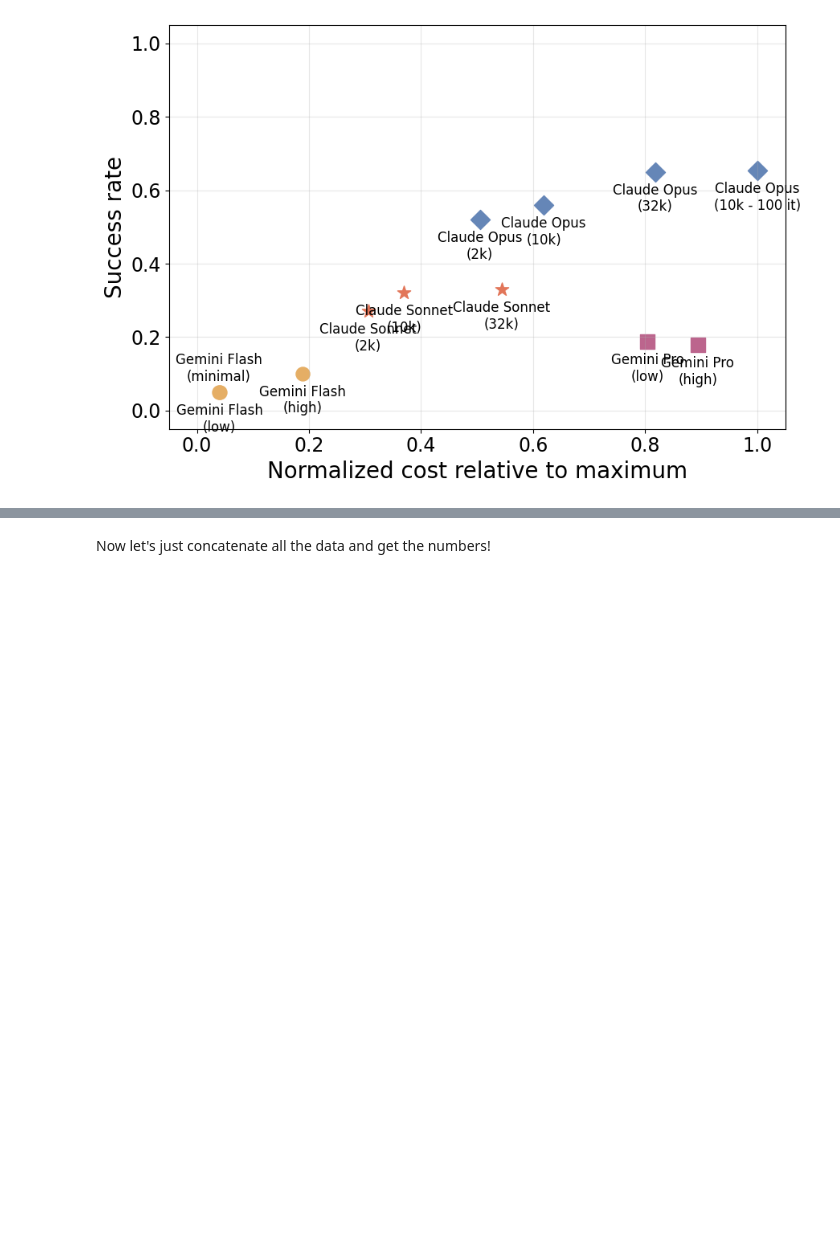
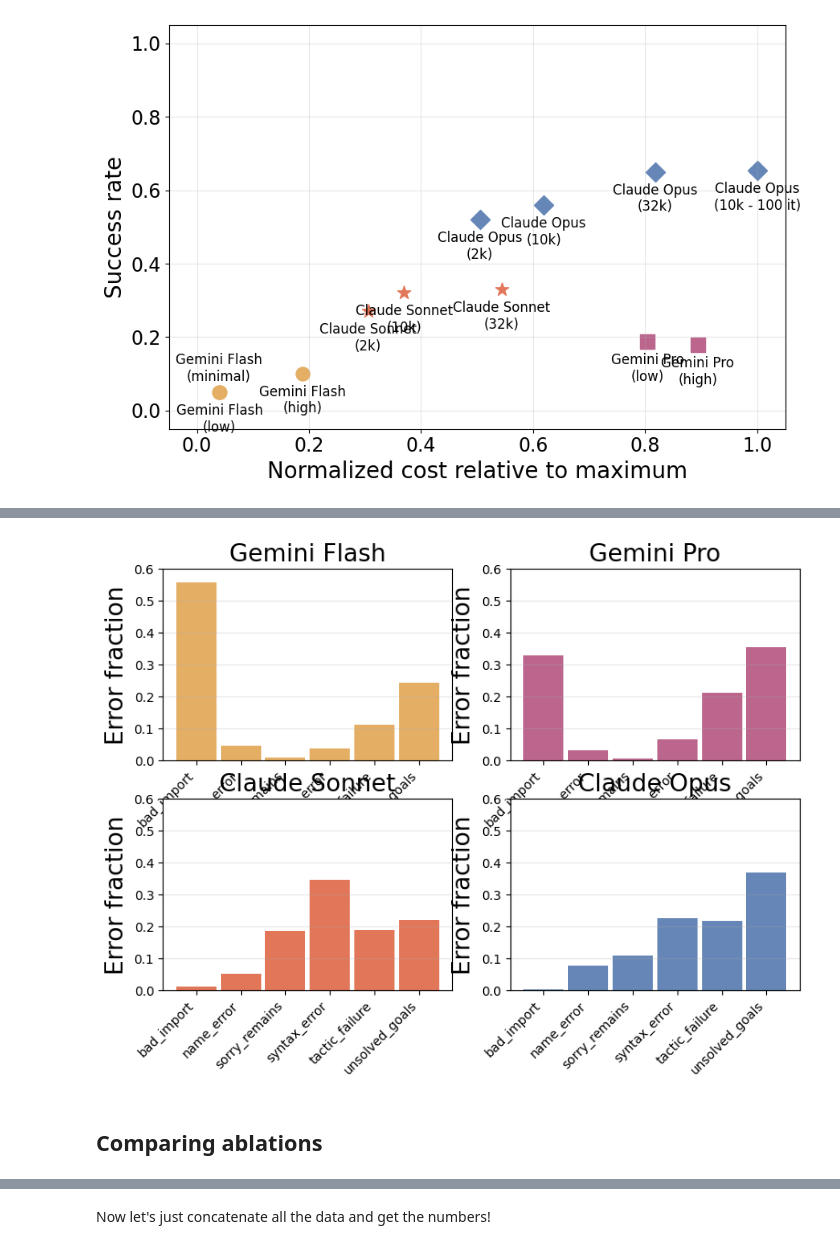
Before and after one commit to Axiomatic-AI/ax-prover-base, a Jupyter notebook: notebooks/analysis.ipynb, the cells around one changed output, grey strips where cells are left out. Saved outputs shown, nothing was run; the diff lists cells and outputs as text; code cells hidden in the pictures; blank space fills up the shorter version.

Commit message:
update analysis notebook

```diff
--- a/notebooks/analysis.ipynb
+++ b/notebooks/analysis.ipynb
@@ -620,0 +825,27 @@ plt.tight_layout()
+# %%
+ERRORS_PATH = Path("../data/error_analysis")
+
+def get_error_counts(config_name: str, iteration_range: slice = slice(0, 50)):
+    "Get the error counts for a given config."
+    file_path = ERRORS_PATH / f"failure_modes_{config_name}.json"
+    with open(file_path) as f:
+        data = pd.read_json(f)
+    data["error_categories"] = data.iloc[:, 0].apply(lambda x: [it["category"] for it in x[iteration_range]])
+    return data["error_categories"].explode().value_counts().sort_index()
+
+def plot_error_distribution(data: pd.DataFrame, configs: list[str], label_map: dict, ylim: tuple[float, float] = (0, 0.6)):
+    "Plot the error distribution for a list of configs."
+    _, axes = plt.subplots(2, 2, figsize=FIGSIZE)
+    for config, ax in zip(configs, axes.flat, strict=True):
+        try:
+            color = get_color(config)["medium"]
+        except:
+            color = get_color("opus")["medium"]
+
+        ax.bar(data.index, data[config], width=0.9, color=color)
+        ax.set_title(label_map[config], fontsize=FONTSIZE)
+        ax.set_ylabel(r"Error fraction", fontsize=FONTSIZE)
+        ax.grid(alpha=GRID_ALPHA, axis="y")
+
+    plt.setp([ax.get_xticklabels() for ax in axes.flat], rotation=45, ha="right")
+    plt.setp(axes.flat, ylim=ylim)
@@ -620,0 +854,7 @@ plt.tight_layout()
+# %%
+configs = ["flash", "pro", "sonnet", "fullsystem"]
+
+error_counts = pd.concat({config: get_error_counts(config) for config in configs}, axis=1)
+error_counts = error_counts.drop(index="verified")
+normalized_error_counts = error_counts.div(error_counts.sum(axis=0))
+error_categories = list(normalized_error_counts.index)
@@ -620,0 +905,15 @@ plt.tight_layout()
+# %%
+configs_models = ["flash", "pro", "sonnet", "fullsystem"]
+config_map = {
+    "flash": "Gemini Flash",
+    "pro": "Gemini Pro",
+    "sonnet": "Claude Sonnet",
+    "fullsystem": "Claude Opus",
+}
+
+plot_error_distribution(normalized_error_counts, configs_models, config_map)
+plt.savefig("../data/figures/failure_modes_models.pdf", bbox_inches="tight")
+# %% [output]
+[figure, added]
+# %% [markdown]
+## Comparing ablations
```
Also changed, not shown: parts of 91 cells of this notebook.
